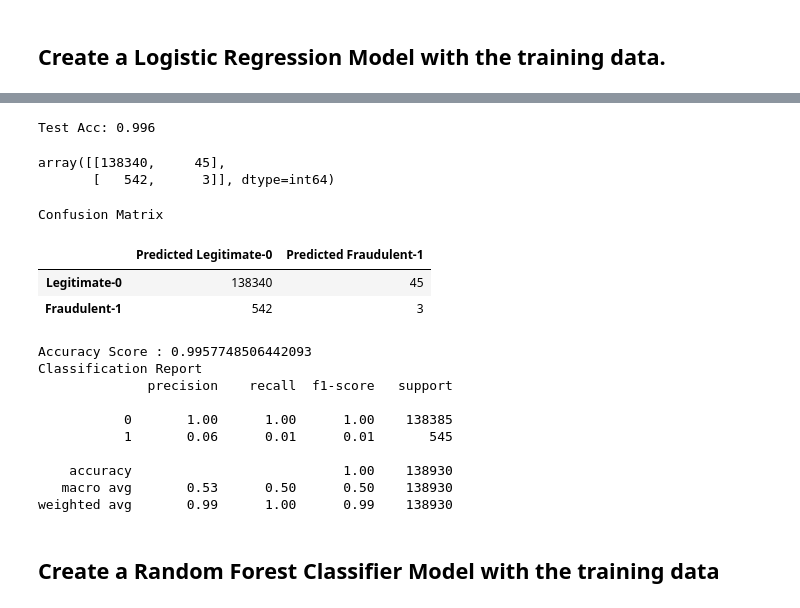
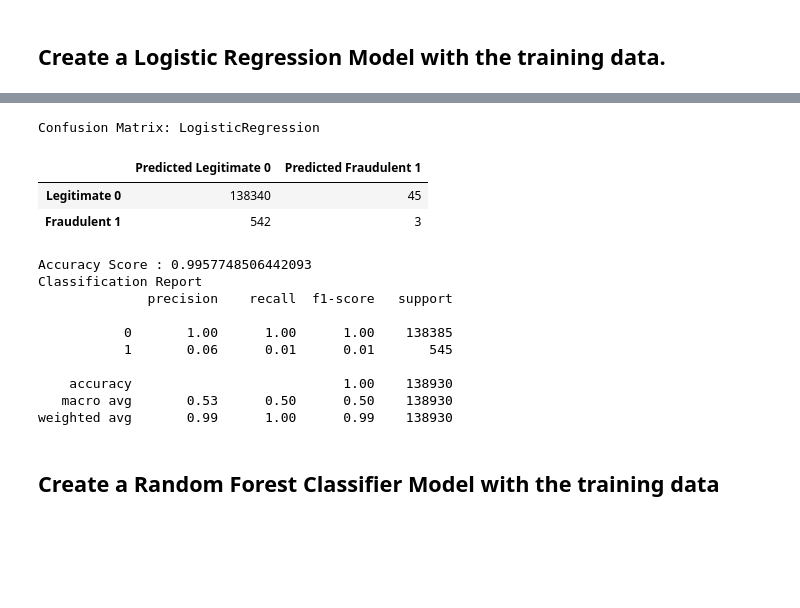
Before and after one commit to john-a-ellis/Credit_Card_Fraud, a Jupyter notebook: Fraud_ETL.ipynb, the cells around one changed output, grey strips where cells are left out. Cells and saved outputs as stored; diff of their text form; code cells hidden in the pictures; blank space fills up the shorter version.

```diff
--- a/Fraud_ETL.ipynb
+++ b/Fraud_ETL.ipynb
@@ -18,6 +18,21 @@ from sklearn.svm import SVC
 from sklearn.ensemble import RandomForestClassifier
 import pydotplus
 from IPython.display import Image
+# %%
+## function to genearte Confusion Matrix and Classification Report
+def gen_cm_cr(modelName, y_test, y_pred):
+    cm = confusion_matrix(y_test, y_pred)
+    cm_df = pd.DataFrame(
+        cm, index=["Legitimate 0", "Fraudulent 1"], columns=["Predicted Legitimate 0", "Predicted Fraudulent 1"]
+    )
+
+    # Calculating the accuracy score
+    acc_score = accuracy_score(y_test, y_pred)
+    print("Confusion Matrix: " + modelName)
+    display(cm_df)
+    print(f"Accuracy Score : {acc_score}")
+    print("Classification Report")
+    print(classification_report(y_test, y_pred))
 # %%
 ## function to find the distance in kilometers between two geo-spatial co-ordinates.  Based on excample from Scikit Learn documentation
 def get_distance(from_lat, from_lng, to_lat, to_lng):
@@ -492,12 +490,2 @@ print("--- %s seconds ---" % (time.time() - start_time))
 # %%
 y_pred=log_model.predict(X_test_enc_scaled_df)
-# %%
-print('Test Acc: %.3f' % log_model.score(X_test_enc_scaled_df, y_test))
-# %% [output]
-Test Acc: 0.996
-# %%
-cm = confusion_matrix(y_test, y_pred)
-cm
-# %% [output]
-array([[138340,     45],
-       [   542,      3]], dtype=int64)
@@ -509,26 +492,20 @@ cm_df = pd.DataFrame(
-# %%
-# Print the classification report for the model
-acc_score = accuracy_score(y_test, y_pred)
-print("Confusion Matrix")
-display(cm_df)
-print(f"Accuracy Score : {acc_score}")
-print("Classification Report")
-print(classification_report(y_test, y_pred))
-# %% [output]
-Confusion Matrix
-|  | Predicted Legitimate-0 | Predicted Fraudulent-1 |
-| Legitimate-0 | 138340 | 45 |
-| Fraudulent-1 | 542 | 3 |
-Accuracy Score : 0.9957748506442093
-Classification Report
-              precision    recall  f1-score   support
-
-           0       1.00      1.00      1.00    138385
-           1       0.06      0.01      0.01       545
-
-    accuracy                           1.00    138930
-   macro avg       0.53      0.50      0.50    138930
-weighted avg       0.99      1.00      0.99    138930
+# %%
+gen_cm_cr('LogisticRegression', y_test, y_pred)
+# %% [output]
+Confusion Matrix: LogisticRegression
+|  | Predicted Legitimate 0 | Predicted Fraudulent 1 |
+| Legitimate 0 | 138340 | 45 |
+| Fraudulent 1 | 542 | 3 |
+Accuracy Score : 0.9957748506442093
+Classification Report
+              precision    recall  f1-score   support
+
+           0       1.00      1.00      1.00    138385
+           1       0.06      0.01      0.01       545
+
+    accuracy                           1.00    138930
+   macro avg       0.53      0.50      0.50    138930
+weighted avg       0.99      1.00      0.99    138930
 # %% [markdown]
 ## Create a Random Forest Classifier Model with the training data
 # %%
```
Also changed, not shown: parts of 40 cells of this notebook.
